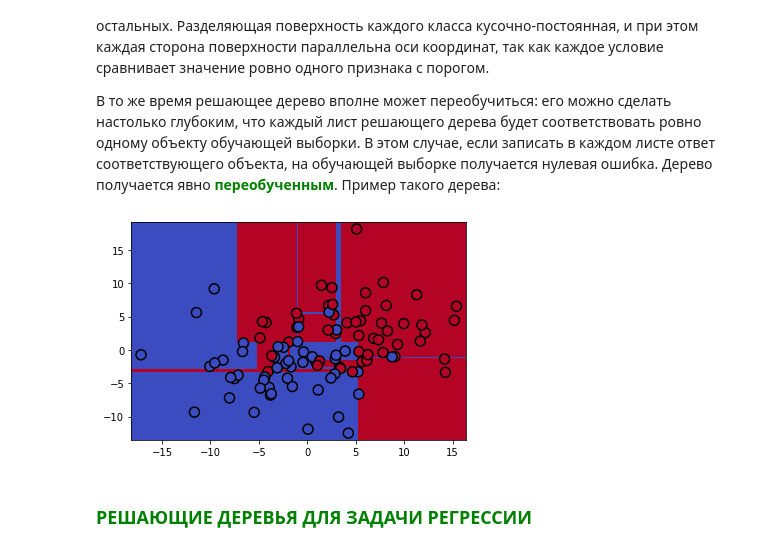
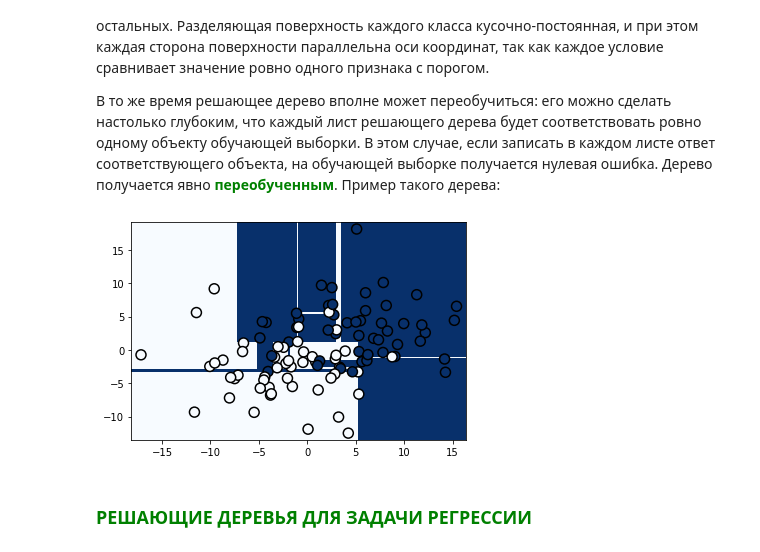
Before and after one commit to Chedered/SkillFactory, a Jupyter notebook: DS/module-5/SKF1 (Решающие деревья и случайный лес).ipynb, the cells around one changed output. Drawn from its saved outputs; the diff is of its cells as text; code cells hidden in the pictures.

```diff
--- a/DS/module-5/SKF1 (Решающие деревья и случайный лес).ipynb
+++ b/DS/module-5/SKF1 (Решающие деревья и случайный лес).ipynb
@@ -205,26 +201,26 @@ Class = 0
 # %%
 RANDOM_SEED = 139
 
 train_data, train_labels = make_blobs(n_samples=100, centers=[(-3,-3),(4,2)],
                                       n_features=2, random_state=RANDOM_SEED,
                                       cluster_std=(5,5))
 
 
 clf_tree = DecisionTreeClassifier(criterion='entropy', max_depth=None,
                                   random_state=RANDOM_SEED)
 
 # training the tree
 clf_tree.fit(train_data, train_labels)
 
 # some code to depict separating surface
 xx, yy = get_grid(train_data)
 predicted = clf_tree.predict(np.c_[xx.ravel(),
                                    yy.ravel()]).reshape(xx.shape)
-plt.pcolormesh(xx, yy, predicted, cmap='coolwarm')
+plt.pcolormesh(xx, yy, predicted, cmap='Blues')
 plt.scatter(train_data[:, 0], train_data[:, 1], c=train_labels, s=100,
-            cmap='coolwarm', edgecolors='black', linewidth=1.5);
+            cmap='Blues', edgecolors='black', linewidth=1.5);
 # %% [output]
-[figure, old version]
+[figure, new version]
 # %% [markdown]
 ### <span style="color:green">РЕШАЮЩИЕ ДЕРЕВЬЯ ДЛЯ ЗАДАЧИ РЕГРЕССИИ
 # %%
```
Also changed, not shown: parts of 430 cells of this notebook, 8 other files.
